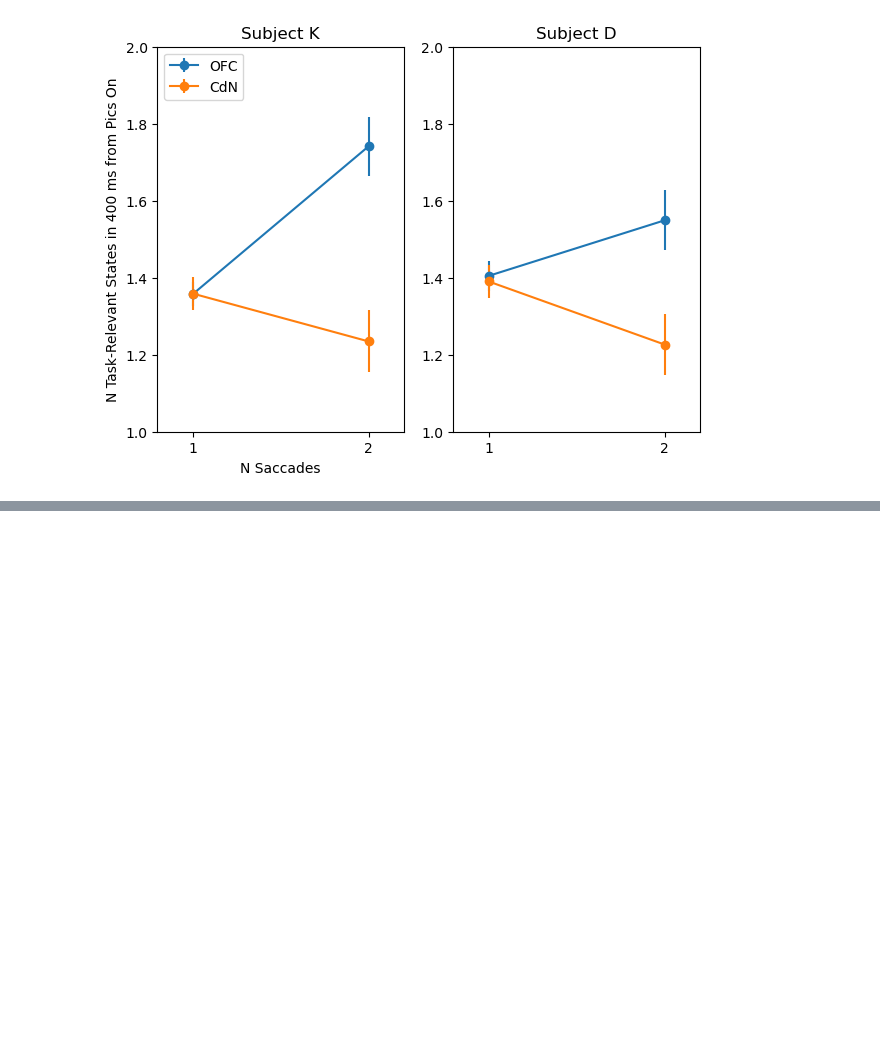
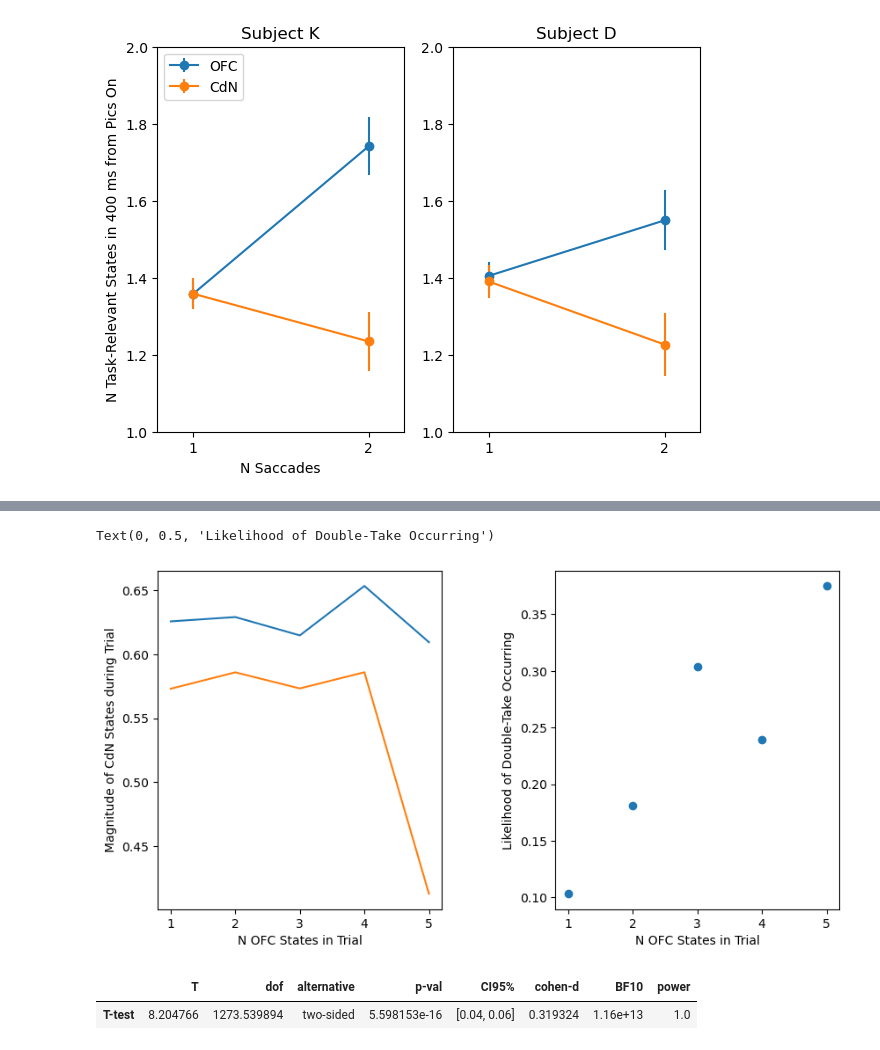
Before and after one commit to t-elston/FS_self_control, a Jupyter notebook: analysis/single_trial_decoding_sandbox.ipynb, the cells around one changed output, grey strips where cells are left out. Cells and saved outputs as stored; diff of their text form; code cells hidden in the pictures; blank space fills up the shorter version.

```diff
--- a/analysis/single_trial_decoding_sandbox.ipynb
+++ b/analysis/single_trial_decoding_sandbox.ipynb
@@ -485,0 +546,37 @@ Text(0.5, 1.0, 'Subject D')
+# %%
+cdn_state_mag_by_n_ofc_states = np.zeros((5, 2))
+doubletake_likelihood_by_n_ofc_states = np.zeros((5, ))
+
+cdn_mean_mags = np.nanmean(cdn_state_mag_per_trial, axis=1)
+ofc_total_states = np.sum(ofc_n_states_per_trial, axis=1)
+
+ttest_results = []
+
+for i in range(len(cdn_state_mag_by_n_ofc_states)):
+
+    ix = ofc_total_states == i + 1
+
+    cdn_state_mag_by_n_ofc_states[i, 0] = np.nanmean(cdn_mean_mags[ix & AB_single_take_ix])
+    cdn_state_mag_by_n_ofc_states[i, 1] = np.nanmean(cdn_mean_mags[ix & AB_double_take_ix])
+    ttest_results.append(pg.ttest(cdn_mean_mags[ix & AB_single_take_ix], cdn_mean_mags[ix & AB_double_take_ix]))
+
+    doubletake_likelihood_by_n_ofc_states[i] = np.mean(bhv['n_sacc'].iloc[ix] == 2)
+# %%
+# Create  plot
+fig, ax = plt.subplots(1, 2, figsize=(10, 5))
+plt.subplots_adjust(wspace=0.4, hspace=0.4)  # add some white space
+ax[0].plot(np.arange(5)+1, cdn_state_mag_by_n_ofc_states)
+ax[0].set_xlabel('N OFC States in Trial')
+ax[0].set_ylabel('Magnitude of CdN States during Trial')
+
+ax[1].scatter(np.arange(5)+1, doubletake_likelihood_by_n_ofc_states)
+ax[1].set_xlabel('N OFC States in Trial')
+ax[1].set_ylabel('Likelihood of Double-Take Occurring')
+# %% [output]
+Text(0, 0.5, 'Likelihood of Double-Take Occurring')
+[figure, added]
+# %%
+pg.ttest(cdn_mean_mags[AB_single_take_ix], cdn_mean_mags[AB_double_take_ix])
+# %% [output]
+|  | T | dof | alternative | p-val | CI95% | cohen-d | BF10 | power |
+| T-test | 8.204766 | 1273.539894 | two-sided | 5.598153e-16 | [0.04, 0.06] | 0.319324 | 1.16e+13 | 1.0 |
```
Also changed, not shown: parts of 3 cells of this notebook.
